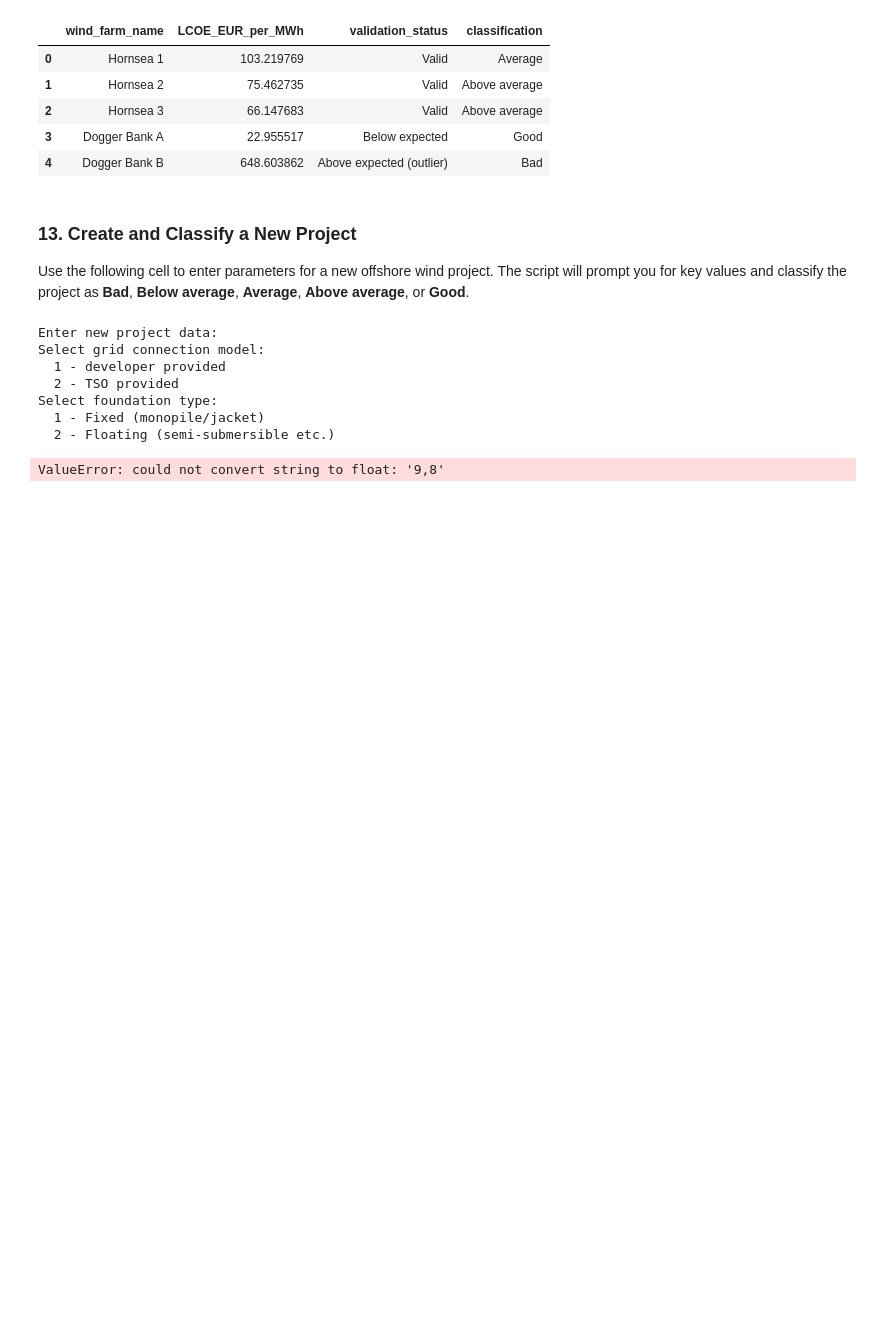
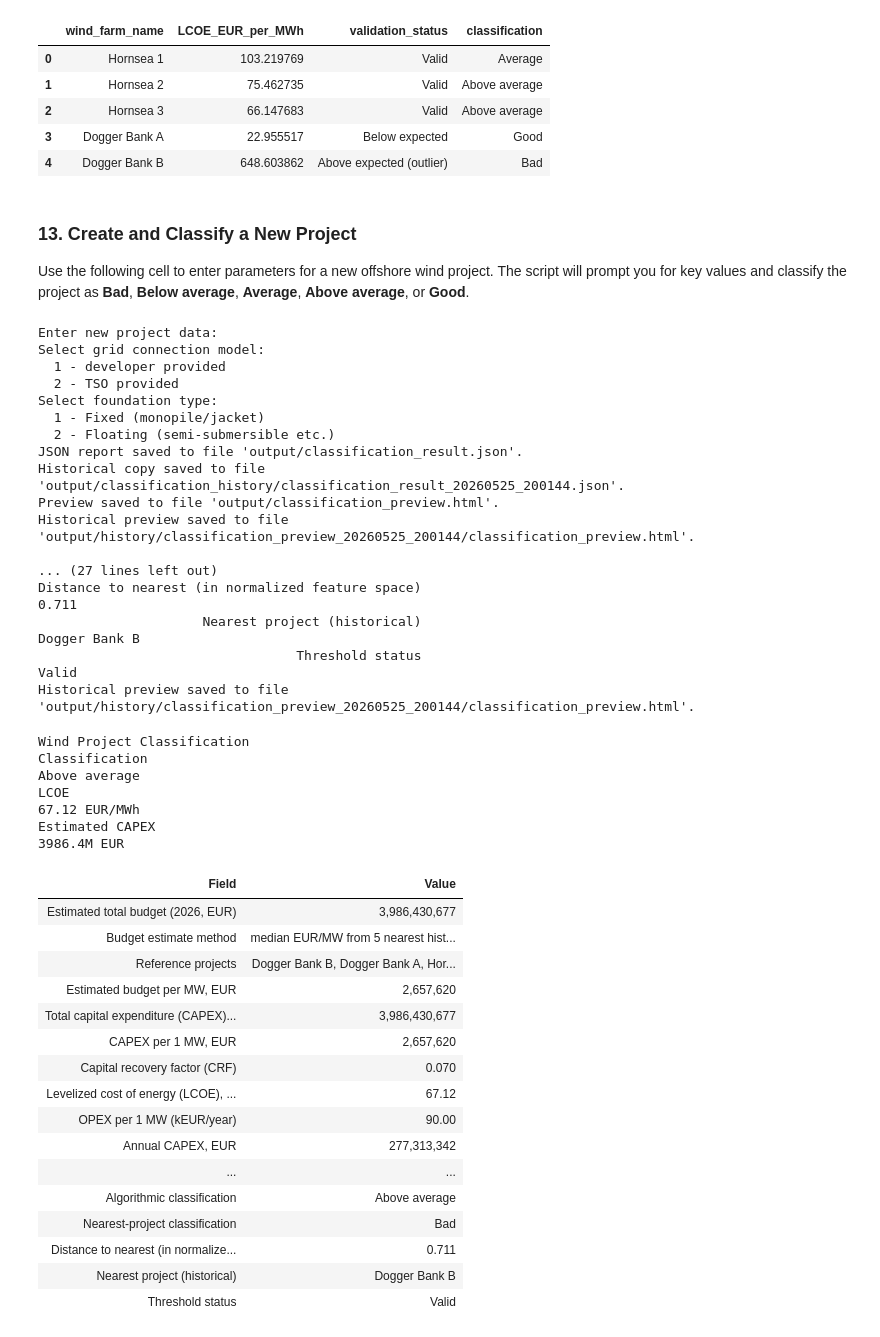
Before and after one commit to Makakashan/IntelegenceProject, a Jupyter notebook: windAlgorithm.ipynb, the cells around one changed output. Saved outputs shown, nothing was run; the diff lists cells and outputs as text; code cells hidden in the pictures; blank space fills up the shorter version.

Commit message:
feat: add budget estimation and report generation for wind projects
Co-authored-by: Makakashan <vacetmax@gmail.com>

```diff
--- a/windAlgorithm.ipynb
+++ b/windAlgorithm.ipynb
@@ -730,8 +730,13 @@ df_valid_classified[['wind_farm_name', 'LCOE_EUR_per_MWh', 'validation_status',
 
 Use the following cell to enter parameters for a new offshore wind project. The script will prompt you for key values and classify the project as **Bad**, **Below average**, **Average**, **Above average**, or **Good**.
 # %%
+from pathlib import Path
+from IPython.display import HTML
 from src.lcoe import classify_new_project, classify_project_against_dataset, load_and_analyse
-from wind_farm_classifier import build_report, find_nearest_or_none, print_report_table, save_report
+import importlib
+import wind_farm_classifier as classifier
+
+classifier = importlib.reload(classifier)
 
 def prompt_float(prompt):
     value = input(f'{prompt}: ')
@@ -751,38 +756,72 @@ grid_model = grid_map.get(grid_choice, 'developer_provided')
 
 print('Select foundation type:')
 print('  1 - Fixed (monopile/jacket)')
 print('  2 - Floating (semi-submersible etc.)')
 foundation_choice = prompt_int('Enter number (1/2)', 1)
 foundation_map = {1: 'Monopile', 2: 'Semi-submersible'}
 foundation_type = foundation_map.get(foundation_choice, 'Monopile')
 
 project_data = {
-    'total_budget_EUR_2026': prompt_float('Total budget (EUR 2026)'),
     'installed_capacity_MW': prompt_float('Installed capacity (MW)'),
     'grid_connection_model': grid_model,
     'foundation_type': foundation_type,
     'distance_from_shore_km': prompt_float('Distance from shore (km)'),
     'mean_hub_wind_speed': prompt_float('Mean hub wind speed (m/s)'),
     'capacity_factor': prompt_float('Capacity factor'),
     'project_lifetime_years': prompt_float('Project lifetime years') or 25.0,
     'commissioning_year': prompt_int('Commissioning year', 2026),
-    'lat': prompt_float('Latitude'),
-    'lon': prompt_float('Longitude'),
 }
 
 df_valid = load_and_analyse(DATASET_PATH)
+project_data = classifier.add_estimated_budget(project_data, df_valid)
 result = classify_new_project(project_data)
 result['classification'] = classify_project_against_dataset(result, df_valid)
-nearest = find_nearest_or_none(df_valid, project_data)
-report = build_report(project_data, result, nearest)
-save_report(report)
-print_report_table(report)
+nearest = classifier.find_nearest_or_none(df_valid, project_data)
+report = classifier.build_report(project_data, result, nearest)
+classifier.save_report(report)
+preview_path, historical_preview_path = classifier.save_preview(report)
+classifier.print_report_table(report)
+print(f"Historical preview saved to file '{historical_preview_path}'.")
+HTML(Path(historical_preview_path).read_text(encoding='utf-8'))
 # %% [output]
 Enter new project data:
 Select grid connection model:
   1 - developer provided
   2 - TSO provided
 Select foundation type:
   1 - Fixed (monopile/jacket)
   2 - Floating (semi-submersible etc.)
+JSON report saved to file 'output/classification_result.json'.
+Historical copy saved to file 'output/classification_history/classification_result_20260525_200144.json'.
+Preview saved to file 'output/classification_preview.html'.
+Historical preview saved to file 'output/history/classification_preview_20260525_200144/classification_preview.html'.
+
+... (27 lines left out)
+Distance to nearest (in normalized feature space)                                                             0.711
+                     Nearest project (historical)                                                     Dogger Bank B
+                                 Threshold status                                                             Valid
+Historical preview saved to file 'output/history/classification_preview_20260525_200144/classification_preview.html'.
-ValueError: could not convert string to float: '9,8'
+Wind Project Classification
+Classification
+Above average
+LCOE
+67.12 EUR/MWh
+Estimated CAPEX
+3986.4M EUR
+| Field | Value |
+| Estimated total budget (2026, EUR) | 3,986,430,677 |
+| Budget estimate method | median EUR/MW from 5 nearest hist... |
+| Reference projects | Dogger Bank B, Dogger Bank A, Hor... |
+| Estimated budget per MW, EUR | 2,657,620 |
+| Total capital expenditure (CAPEX)... | 3,986,430,677 |
+| CAPEX per 1 MW, EUR | 2,657,620 |
+| Capital recovery factor (CRF) | 0.070 |
+| Levelized cost of energy (LCOE), ... | 67.12 |
+| OPEX per 1 MW (kEUR/year) | 90.00 |
+| Annual CAPEX, EUR | 277,313,342 |
+| ... | ... |
+| Algorithmic classification | Above average |
+| Nearest-project classification | Bad |
+| Distance to nearest (in normalize... | 0.711 |
+| Nearest project (historical) | Dogger Bank B |
+| Threshold status | Valid |
```
Also changed, not shown: 1 other file.
